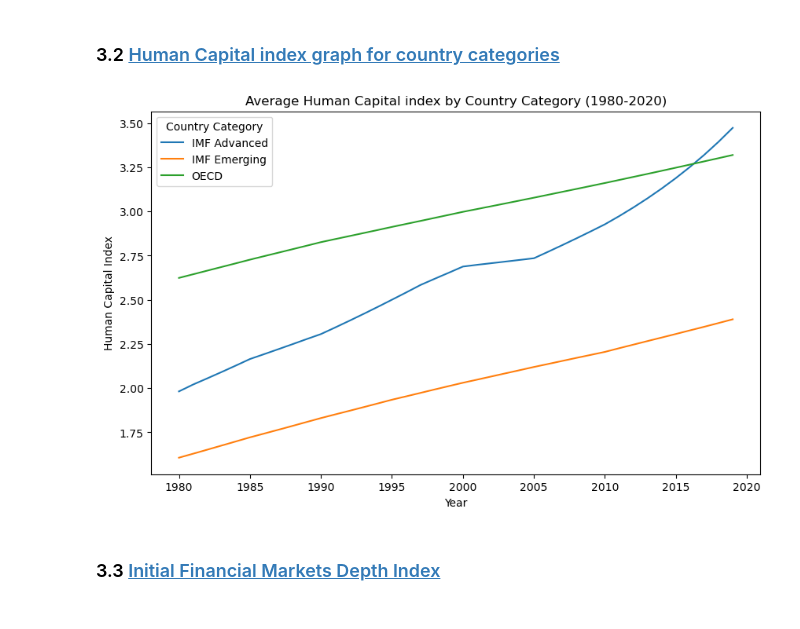
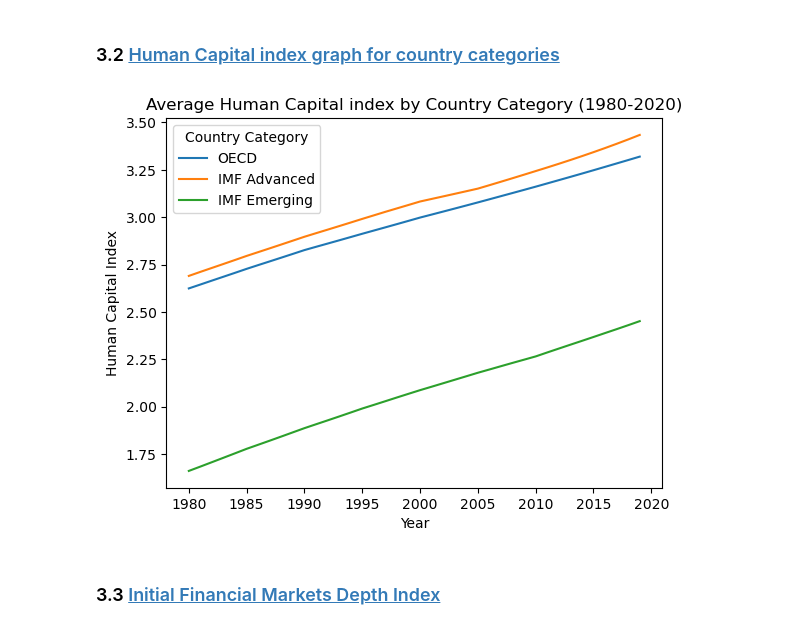
Before and after one commit to NumEconCopenhagen/projects-2024-mathias-mikkel-gabriele, a Jupyter notebook: dataproject/dataproject.ipynb, the cells around one changed output. Cells and saved outputs as stored; diff of their text form; code cells hidden in the pictures.

Commit message:
lavet funktion om, så den kategoriserer i dummy variable i stedet, og rettet til i opgaven

```diff
--- a/dataproject/dataproject.ipynb
+++ b/dataproject/dataproject.ipynb
@@ -138,20 +134,24 @@ Merged dataframe "pwt_and_imf" has the same number of rows as the left dataframe
 # %% [markdown]
 To make the descriptive analysis as simple as possible, the countries are divided into three groups. The groups can be inspected in the file "Countries.py". A function is now defined that takes the countrycode and assigns the countries into the three groups.
 # %%
-# Function to categorize countries
+# Function to categorize countries and return a dictionary of categories
 def categorize_country(countrycode):
-    countrycode = countrycode
+    categories = {'OECD': 0, 'IMF Advanced': 0, 'IMF Emerging': 0, 'Other': 0}
     if countrycode in con.oecd_countries:
-        return 'OECD'
-    elif countrycode in con.imf_advanced_countries:
-        return 'IMF Advanced'
-    elif countrycode in con.imf_emerging_countries:
-        return 'IMF Emerging'
-    else:
-        return 'Other'
+        categories['OECD'] = 1
+    if countrycode in con.imf_advanced_countries:
+        categories['IMF Advanced'] = 1
+    if countrycode in con.imf_emerging_countries:
+        categories['IMF Emerging'] = 1
+    if categories.values() == [0, 0, 0, 0]:
+        categories['Other'] = 1
+    return categories
 
 # Create a new column in the DataFrame with the country category
-pwt_and_imf['country_category'] = pwt_and_imf['countrycode'].apply(categorize_country)
+dummy_columns = pwt_and_imf['countrycode'].apply(categorize_country).apply(pd.Series)
+
+# Concatenate the original DataFrame with the dummy columns
+pwt_and_imf = pd.concat([pwt_and_imf, dummy_columns], axis=1)
 # %% [markdown]
 ### 2.1 <a id='toc1_'></a>[Cleaning the merged Data](#toc0_)
 # %%
@@ -165,7 +165,7 @@ country_counts = pwt_and_imf['country'].value_counts()
 countries_with_40_or_more_observations = country_counts[country_counts >= 40].index
 
 # Filter the original DataFrame based on the selected countries
-pwt_and_imf = pwt_and_imf[pwt_and_imf['country'].isin(countries_with_40_or_more_observations)]
+pwt_and_imf = pwt_and_imf[pwt_and_imf['country'].isin(countries_with_40_or_more_observations)].reset_index(drop=True)
 
 # Check that there aren't any NaN-values
 nan_count_per_column = pwt_and_imf.isna().sum()
@@ -201,23 +217,32 @@ plt.show()
 ### 3.2 <a id='toc1_'></a>[Human Capital index graph for country categories](#toc0_)
 # %%
 # Use a split-apply to group the observations after year and country_category and then calculate the mean for the country category in the specific year
-avg_y = pwt_and_imf.groupby(['year', 'country_category'])['hc'].mean().unstack()
+oecd_hc     = pwt_and_imf[pwt_and_imf['OECD']==1].groupby('year')['hc'].mean().reset_index()
+advanced_hc = pwt_and_imf[pwt_and_imf['IMF Advanced']==1].groupby('year')['hc'].mean().reset_index()
+emerging_hc = pwt_and_imf[pwt_and_imf['IMF Emerging']==1].groupby('year')['hc'].mean().reset_index()
 
-# Plotting
-avg_y.plot(figsize=(10, 6))
+
+# Plotting OECD data
+plt.plot(oecd_hc['year'], oecd_hc['hc'], label='OECD')
+
+# Plotting Advanced data
+plt.plot(advanced_hc['year'], advanced_hc['hc'], label='IMF Advanced')
+
+# Plotting Emerging data
+plt.plot(emerging_hc['year'], emerging_hc['hc'], label='IMF Emerging')
 
 # Adding labels and title
 plt.title('Average Human Capital index by Country Category (1980-2020)')
 plt.xlabel('Year')
 plt.ylabel('Human Capital Index')
 
 # Adding legend
 plt.legend(title='Country Category')
 
 # Show plot
 plt.show()
 # %% [output]
-[figure, old version]
+[figure, new version]
 # %% [markdown]
 ### 3.3 <a id='toc1_'></a>[Initial Financial Markets Depth Index](#toc0_)
 # %% [markdown]
```
Also changed, not shown: parts of 16 cells of this notebook.
